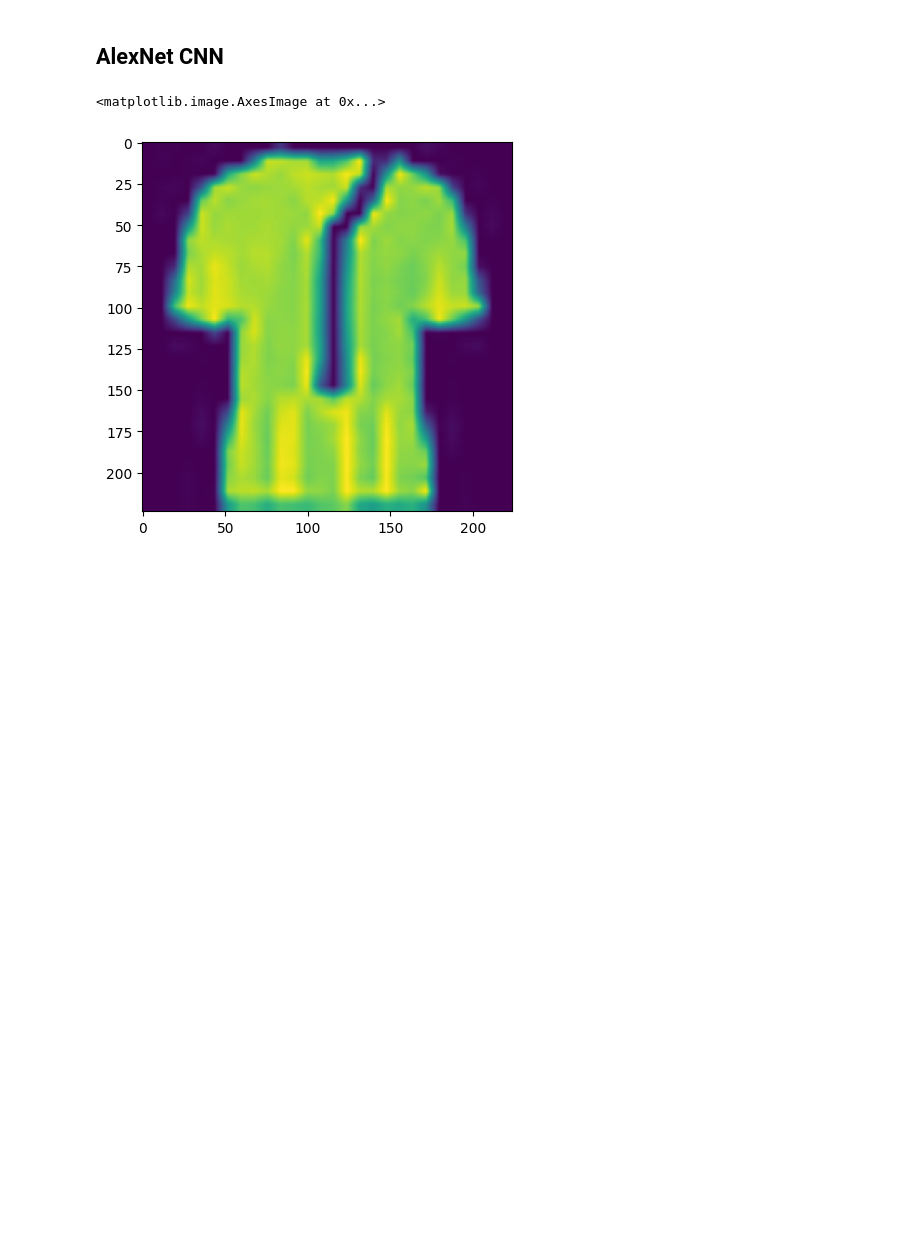
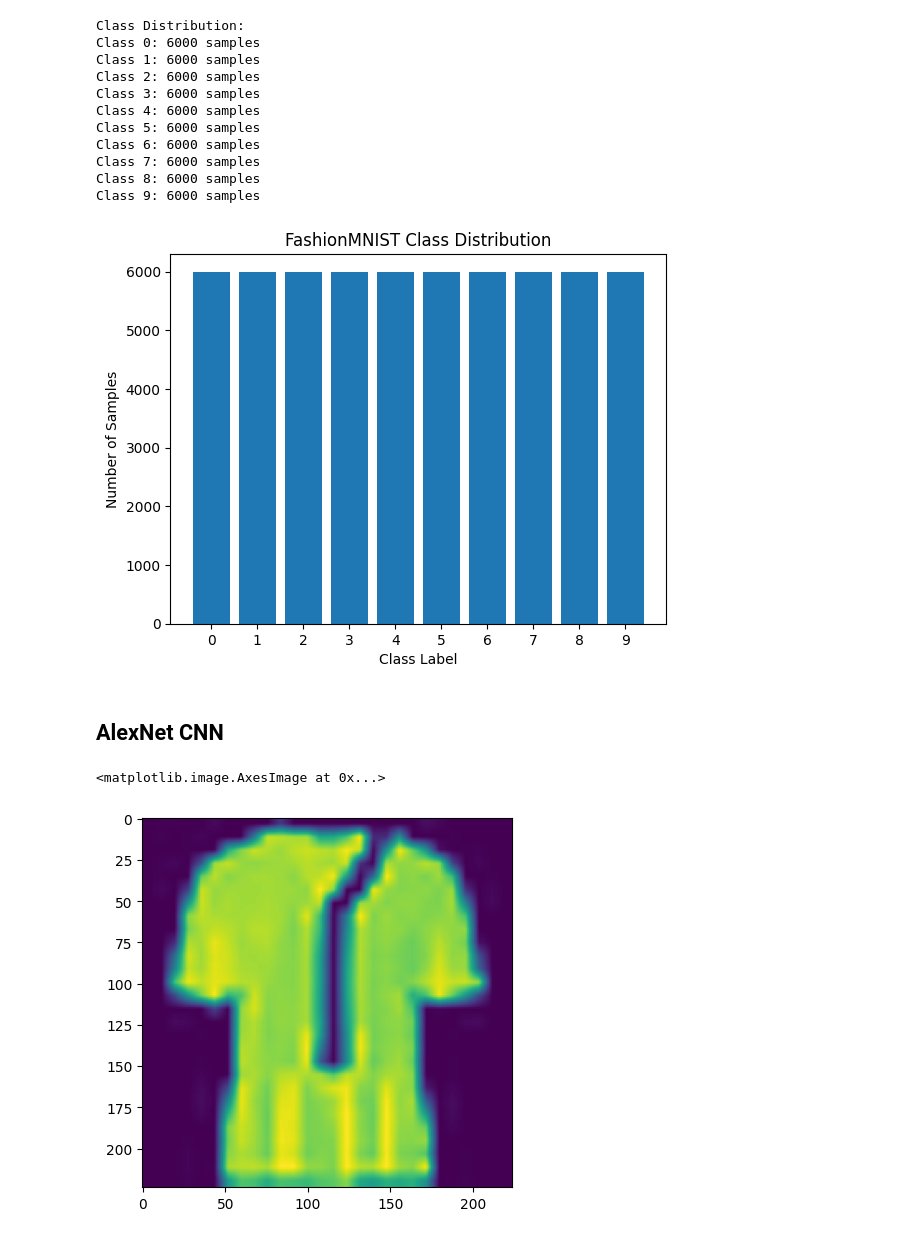
Before and after one commit to ksantoso2/nn, a Jupyter notebook: cnn.ipynb, the cells around one changed output. Saved outputs shown, nothing was run; the diff lists cells and outputs as text; code cells hidden in the pictures; blank space fills up the shorter version.

```diff
--- a/project.ipynb
+++ b/cnn.ipynb
@@ -39,3 +12,32 @@ import matplotlib.pyplot as plt
+# %%
+dataset = FashionMNIST(root="./data", train=True, download=True, transform=transforms.ToTensor())
+
+labels = dataset.targets
+class_counts = Counter(labels.tolist())
+
+print("Class Distribution:")
+for i in range(10):
+    print(f"Class {i}: {class_counts[i]} samples")
+
+plt.bar(class_counts.keys(), class_counts.values())
+plt.xlabel("Class Label")
+plt.ylabel("Number of Samples")
+plt.title("FashionMNIST Class Distribution")
+plt.xticks(range(10))
+plt.show()
+# %% [output]
+Class Distribution:
+Class 0: 6000 samples
+Class 1: 6000 samples
+Class 2: 6000 samples
+Class 3: 6000 samples
+Class 4: 6000 samples
+Class 5: 6000 samples
+Class 6: 6000 samples
+Class 7: 6000 samples
+Class 8: 6000 samples
+Class 9: 6000 samples
+[figure, added]
 # %%
 import matplotlib.pyplot as plt
 
```
Also changed, not shown: parts of 14 cells of this notebook.
